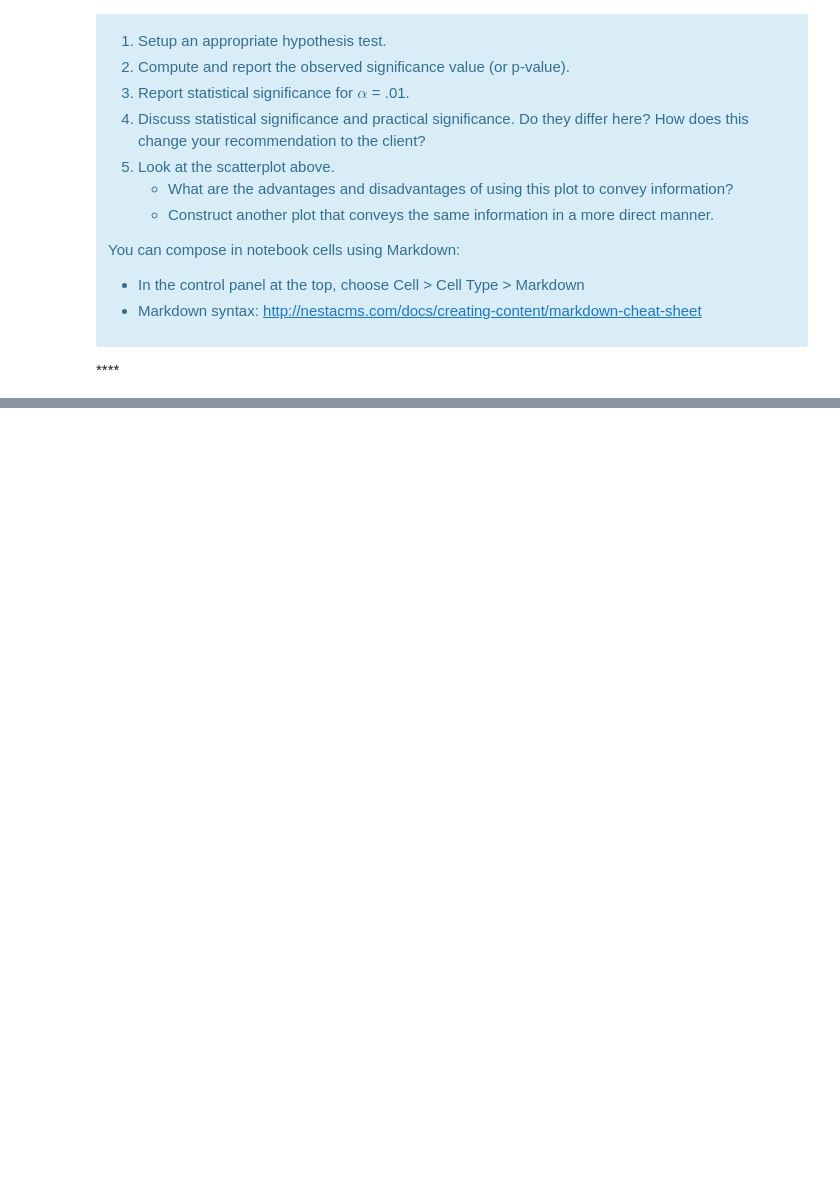
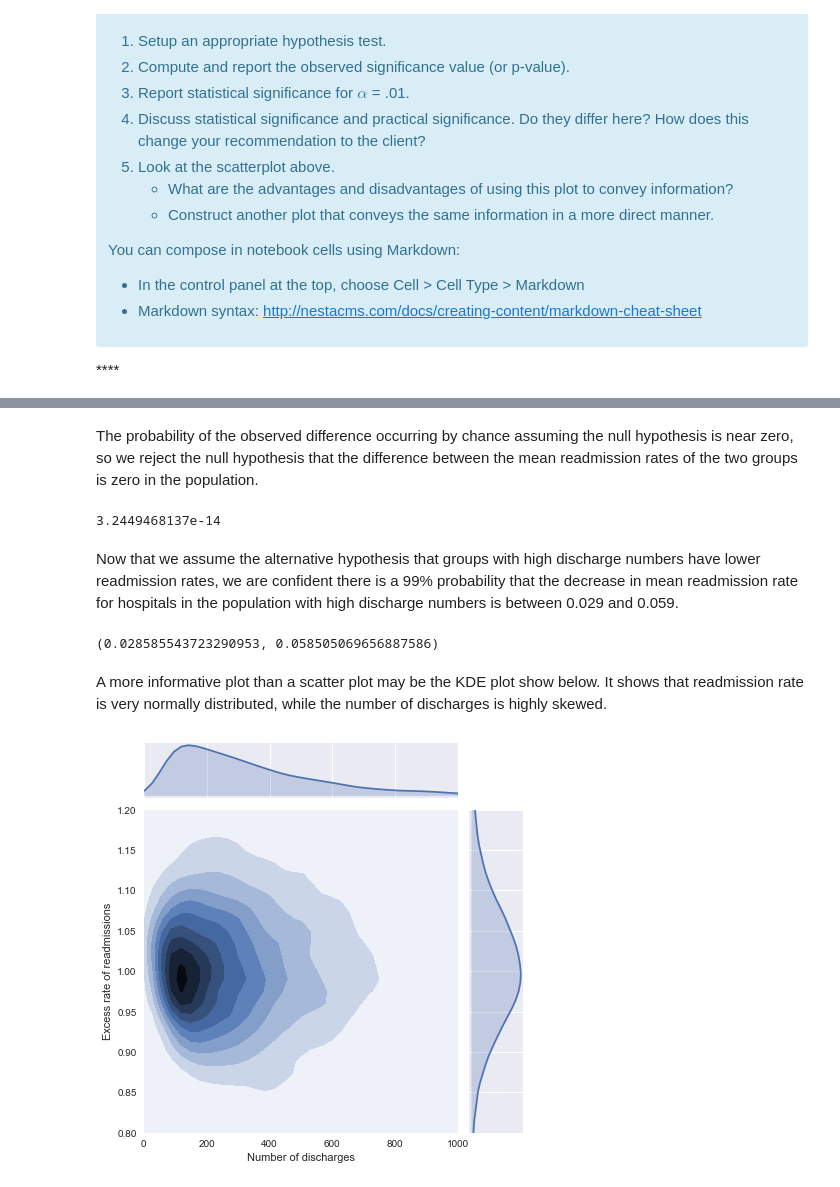
Before and after one commit to klane/springboard, a Jupyter notebook: inferential-statistics/hospital-readmission/hospital-readmission.ipynb, the cells around one changed output, grey strips where cells are left out. Saved outputs shown, nothing was run; the diff lists cells and outputs as text; code cells hidden in the pictures; blank space fills up the shorter version.

Commit message:
Complete hospital readmission notebook

```diff
--- a/inferential-statistics/hospital-readmission/hospital-readmission.ipynb
+++ b/inferential-statistics/hospital-readmission/hospital-readmission.ipynb
@@ -108,0 +125,3 @@ You can compose in notebook cells using Markdown:
+# %%
+x = np.fromiter(x, dtype=int)
+y = np.fromiter(y, dtype=float)
@@ -108,0 +179,20 @@ You can compose in notebook cells using Markdown:
+# %% [markdown]
+The probability of the observed difference occurring by chance assuming the null hypothesis is near zero, so we reject the null hypothesis that the difference between the mean readmission rates of the two groups is zero in the population.
+# %%
+print norm.sf(z)
+# %% [output]
+3.2449468137e-14
+# %% [markdown]
+Now that we assume the alternative hypothesis that groups with high discharge numbers have lower readmission rates, we are confident there is a 99% probability that the decrease in mean readmission rate for hospitals in the population with high discharge numbers is between 0.029 and 0.059.
+# %%
+print norm.interval(0.99, loc=diff, scale=sigma)
+# %% [output]
+(0.028585543723290953, 0.058505069656887586)
+# %% [markdown]
+A more informative plot than a scatter plot may be the KDE plot show below. It shows that readmission rate is very normally distributed, while the number of discharges is highly skewed.
+# %%
+ax = sns.jointplot(x, y, kind='kde', stat_func=None, xlim=(0, 1000), ylim=(0.8, 1.2))
+ax.set_axis_labels(xlabel='Number of discharges', ylabel='Excess rate of readmissions')
+plt.show()
+# %% [output]
+[figure, added]
```
Also changed, not shown: parts of 22 cells of this notebook.
